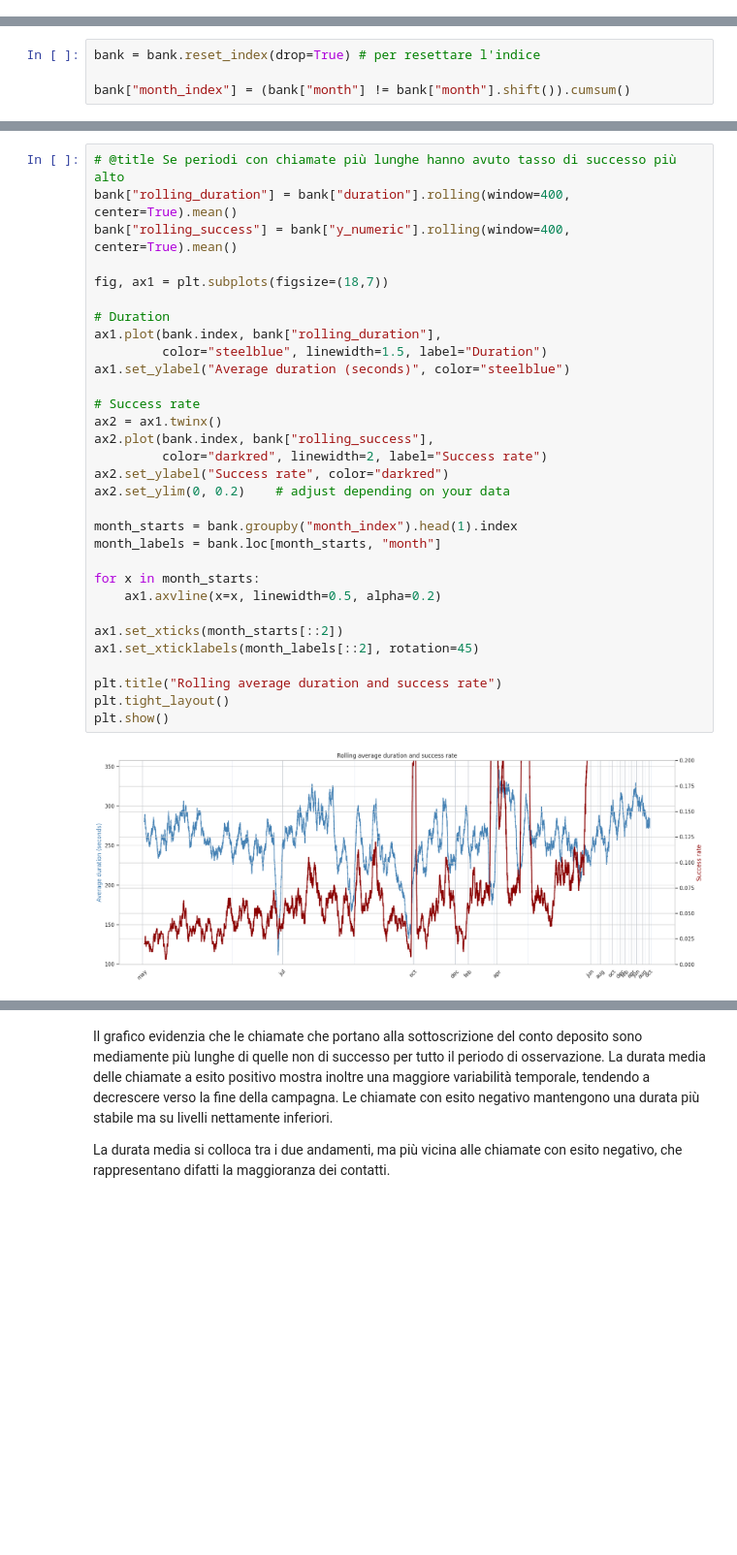
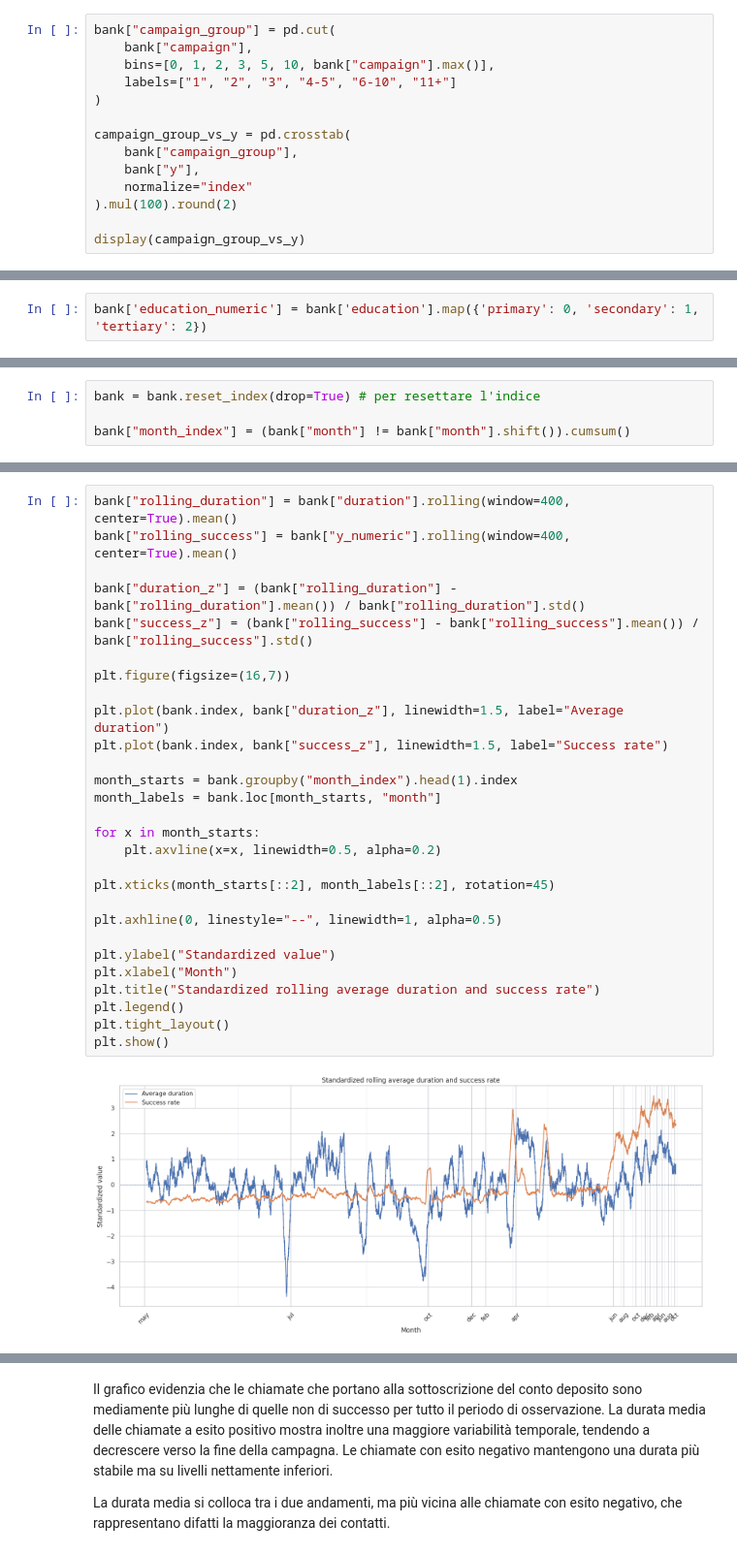
Before and after one commit to ariannab02/Progetto-IntroDSePC-Gruppo-14, a Jupyter notebook: 1_Progetto_IntroDSePC_gruppo_14.ipynb, the cells around one changed output, grey strips where cells are left out. Shown at 97% size. Saved outputs shown, nothing was run; the diff lists cells and outputs as text; blank space fills up the shorter version.

```diff
--- a/1_Progetto_IntroDSePC_gruppo_14.ipynb
+++ b/1_Progetto_IntroDSePC_gruppo_14.ipynb
@@ -816,0 +776,14 @@ Analizzando la relazione tra **esito della campagna precedente** e **apertura di
+# %%
+bank["campaign_group"] = pd.cut(
+    bank["campaign"],
+    bins=[0, 1, 2, 3, 5, 10, bank["campaign"].max()],
+    labels=["1", "2", "3", "4-5", "6-10", "11+"]
+)
+
+campaign_group_vs_y = pd.crosstab(
+    bank["campaign_group"],
+    bank["y"],
+    normalize="index"
+).mul(100).round(2)
+
+display(campaign_group_vs_y)
@@ -955,0 +936,2 @@ sns.scatterplot(x="pdays", y="campaign", hue="y", data=campaignbasso, size=3)
+# %%
+bank['education_numeric'] = bank['education'].map({'primary': 0, 'secondary': 1, 'tertiary': 2})
@@ -1092,33 +1435,30 @@ bank["month_index"] = (bank["month"] != bank["month"].shift()).cumsum()
 # %%
-# @title Se periodi con chiamate più lunghe hanno avuto tasso di successo più alto
 bank["rolling_duration"] = bank["duration"].rolling(window=400, center=True).mean()
 bank["rolling_success"] = bank["y_numeric"].rolling(window=400, center=True).mean()
 
-fig, ax1 = plt.subplots(figsize=(18,7))
+bank["duration_z"] = (bank["rolling_duration"] - bank["rolling_duration"].mean()) / bank["rolling_duration"].std()
+bank["success_z"] = (bank["rolling_success"] - bank["rolling_success"].mean()) / bank["rolling_success"].std()
 
-# Duration
-ax1.plot(bank.index, bank["rolling_duration"],
-         color="steelblue", linewidth=1.5, label="Duration")
-ax1.set_ylabel("Average duration (seconds)", color="steelblue")
+plt.figure(figsize=(16,7))
 
-# Success rate
-ax2 = ax1.twinx()
-ax2.plot(bank.index, bank["rolling_success"],
-         color="darkred", linewidth=2, label="Success rate")
-ax2.set_ylabel("Success rate", color="darkred")
-ax2.set_ylim(0, 0.2)    # adjust depending on your data
+plt.plot(bank.index, bank["duration_z"], linewidth=1.5, label="Average duration")
+plt.plot(bank.index, bank["success_z"], linewidth=1.5, label="Success rate")
 
 month_starts = bank.groupby("month_index").head(1).index
 month_labels = bank.loc[month_starts, "month"]
 
 for x in month_starts:
-    ax1.axvline(x=x, linewidth=0.5, alpha=0.2)
+    plt.axvline(x=x, linewidth=0.5, alpha=0.2)
 
-ax1.set_xticks(month_starts[::2])
-ax1.set_xticklabels(month_labels[::2], rotation=45)
+plt.xticks(month_starts[::2], month_labels[::2], rotation=45)
 
-plt.title("Rolling average duration and success rate")
+plt.axhline(0, linestyle="--", linewidth=1, alpha=0.5)
+
+plt.ylabel("Standardized value")
+plt.xlabel("Month")
+plt.title("Standardized rolling average duration and success rate")
+plt.legend()
 plt.tight_layout()
 plt.show()
 # %% [output]
-[figure, old version]
+[figure, new version]
```
Also changed, not shown: parts of 117 cells of this notebook.
